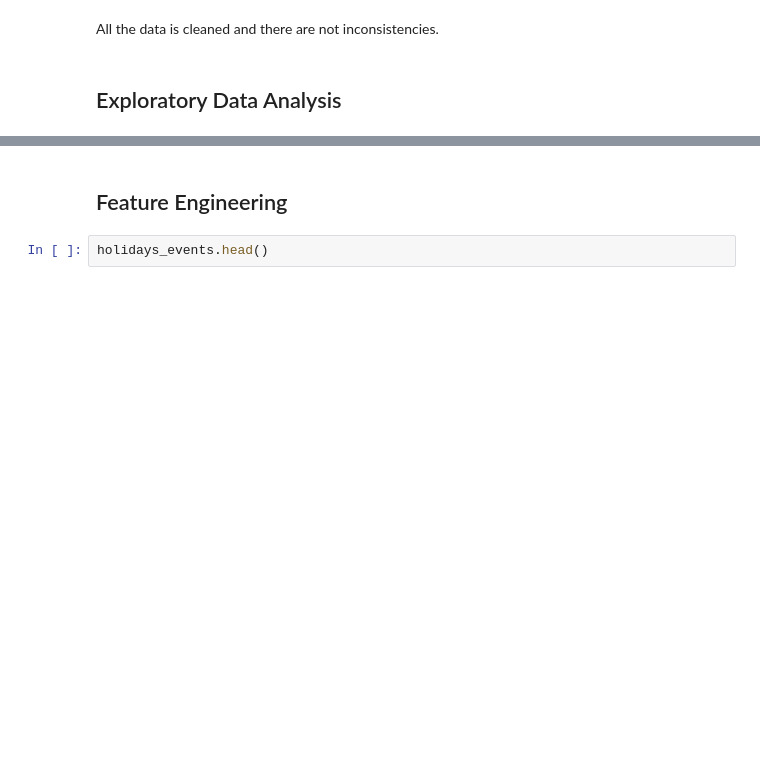
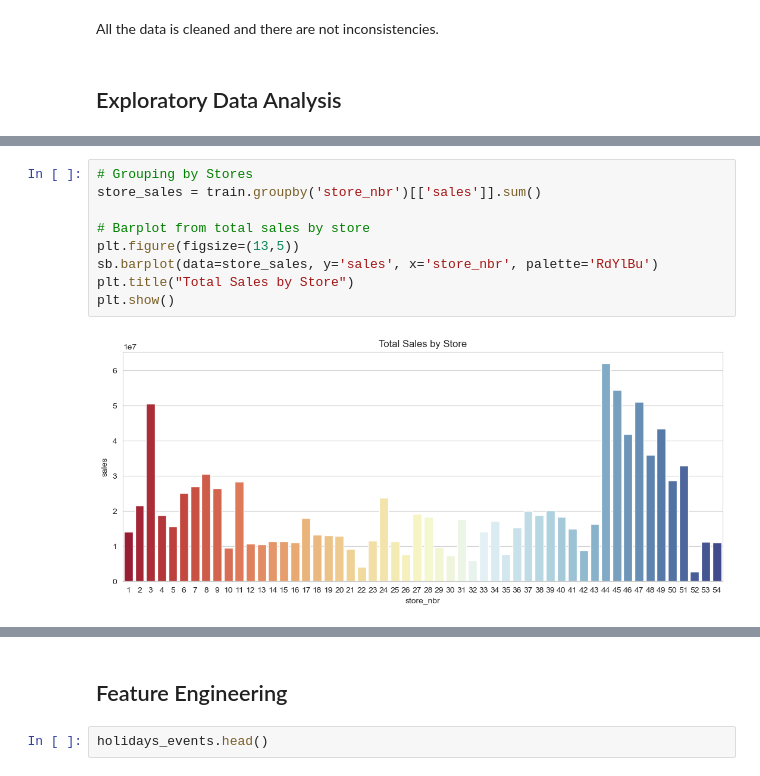
Before and after one commit to Hailey-cloud/Final-Project-Machine-Learning, a Jupyter notebook: Store_Sales_ML.ipynb, the cells around one changed output, grey strips where cells are left out. Saved outputs shown, nothing was run; the diff lists cells and outputs as text; blank space fills up the shorter version.

```diff
--- a/Store_Sales_ML.ipynb
+++ b/Store_Sales_ML.ipynb
@@ -294,0 +311,11 @@ plt.show()
+# %%
+# Grouping by Stores
+store_sales = train.groupby('store_nbr')[['sales']].sum()
+
+# Barplot from total sales by store
+plt.figure(figsize=(13,5))
+sb.barplot(data=store_sales, y='sales', x='store_nbr', palette='RdYlBu')
+plt.title("Total Sales by Store")
+plt.show()
+# %% [output]
+[figure, added]
```
Also changed, not shown: parts of 31 cells of this notebook.
